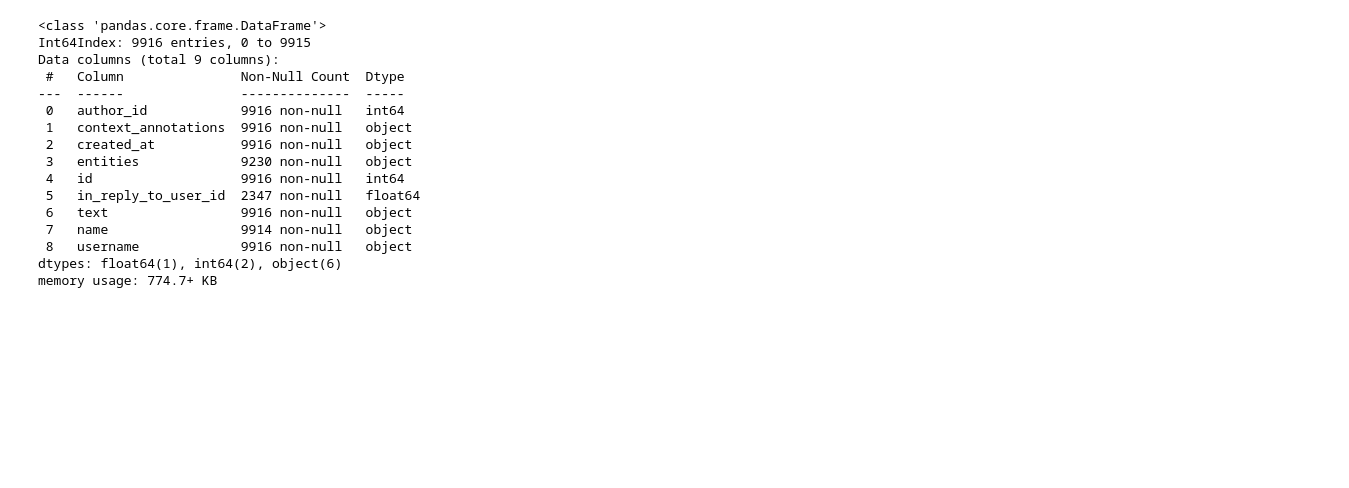
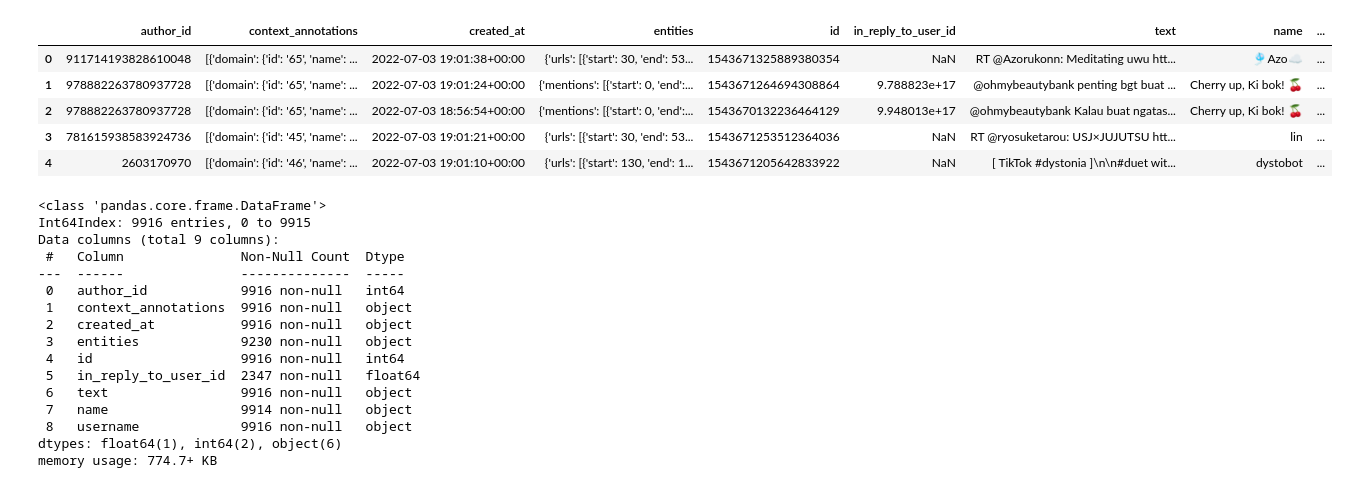
Before and after one commit to BennoAlif/sna, a Jupyter notebook: final-revised.ipynb, the cells around one changed output. Cells and saved outputs as stored; diff of their text form; code cells hidden in the pictures; blank space fills up the shorter version.

```diff
--- a/final-revised.ipynb
+++ b/final-revised.ipynb
@@ -12,4 +12,13 @@ import numpy as np
 df = pd.read_csv("tweets-04-07.csv", index_col = [0])
+# %%
+df.head()
+# %% [output]
+|  | author_id | context_annotations | created_at | entities | id | in_reply_to_user_id | text | name | ... |
+| 0 | 911714193828610048 | [{'domain': {'id': '65', 'name': ... | 2022-07-03 19:01:38+00:00 | {'urls': [{'start': 30, 'end': 53... | 1543671325889380354 | NaN | RT @Azorukonn: Meditating uwu htt... | 🎐Azo☁️ | ... |
+| 1 | 978882263780937728 | [{'domain': {'id': '65', 'name': ... | 2022-07-03 19:01:24+00:00 | {'mentions': [{'start': 0, 'end':... | 1543671264694308864 | 9.788823e+17 | @ohmybeautybank penting bgt buat ... | Cherry up, Ki bok! 🍒 | ... |
+| 2 | 978882263780937728 | [{'domain': {'id': '65', 'name': ... | 2022-07-03 18:56:54+00:00 | {'mentions': [{'start': 0, 'end':... | 1543670132236464129 | 9.948013e+17 | @ohmybeautybank Kalau buat ngatas... | Cherry up, Ki bok! 🍒 | ... |
+| 3 | 781615938583924736 | [{'domain': {'id': '45', 'name': ... | 2022-07-03 19:01:21+00:00 | {'urls': [{'start': 30, 'end': 53... | 1543671253512364036 | NaN | RT @ryosuketarou: USJ×JUJUTSU htt... | lin | ... |
+| 4 | 2603170970 | [{'domain': {'id': '46', 'name': ... | 2022-07-03 19:01:10+00:00 | {'urls': [{'start': 130, 'end': 1... | 1543671205642833922 | NaN | [ TikTok #dystonia ]\n\n#duet wit... | dystobot | ... |
 # %%
 df.info()
 # %% [output]
```
Also changed, not shown: parts of 29 cells of this notebook.
